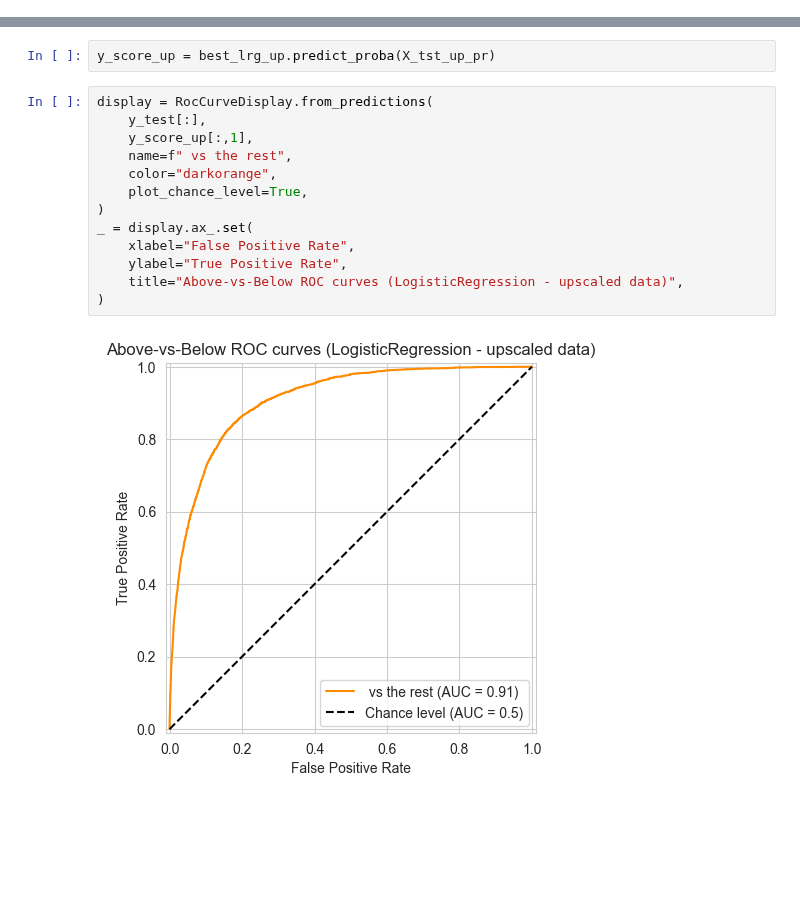
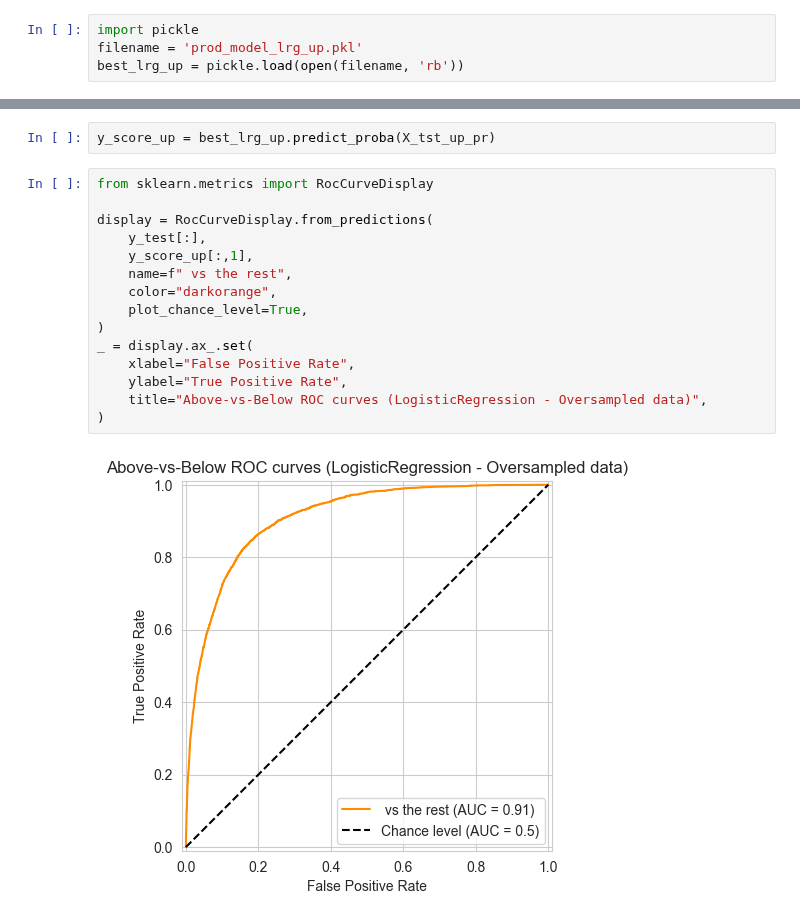
Before and after one commit to hanksnowdon/DataMiningProject, a Jupyter notebook: notebooks/04_ML_Production_1.ipynb, the cells around one changed output, grey strips where cells are left out. Cells and saved outputs as stored; diff of their text form; blank space fills up the shorter version.

```diff
--- a/notebooks/04_ML_Production_1.ipynb
+++ b/notebooks/04_ML_Production_1.ipynb
@@ -348,6 +348,10 @@ pickle.dump(best_lrg_up, open(filename, 'wb'))
 # save the model to disk
 filename = 'prod_model_sgdc.pkl'
 pickle.dump(best_sgdc, open(filename, 'wb'))
+# %%
+import pickle
+filename = 'prod_model_lrg_up.pkl'
+best_lrg_up = pickle.load(open(filename, 'rb'))
 # %%
 y_score = best_sgdc.predict_proba(X_tst_pr)
 # %%
@@ -370,17 +374,19 @@ _ = display.ax_.set(
 # %%
 y_score_up = best_lrg_up.predict_proba(X_tst_up_pr)
 # %%
+from sklearn.metrics import RocCurveDisplay
+
 display = RocCurveDisplay.from_predictions(
     y_test[:],
     y_score_up[:,1],
     name=f" vs the rest",
     color="darkorange",
     plot_chance_level=True,
 )
 _ = display.ax_.set(
     xlabel="False Positive Rate",
     ylabel="True Positive Rate",
-    title="Above-vs-Below ROC curves (LogisticRegression - upscaled data)",
+    title="Above-vs-Below ROC curves (LogisticRegression - Oversampled data)",
 )
 # %% [output]
-[figure, old version]
+[figure, new version]
```
Also changed, not shown: parts of 2 cells of this notebook, 1 other file.
